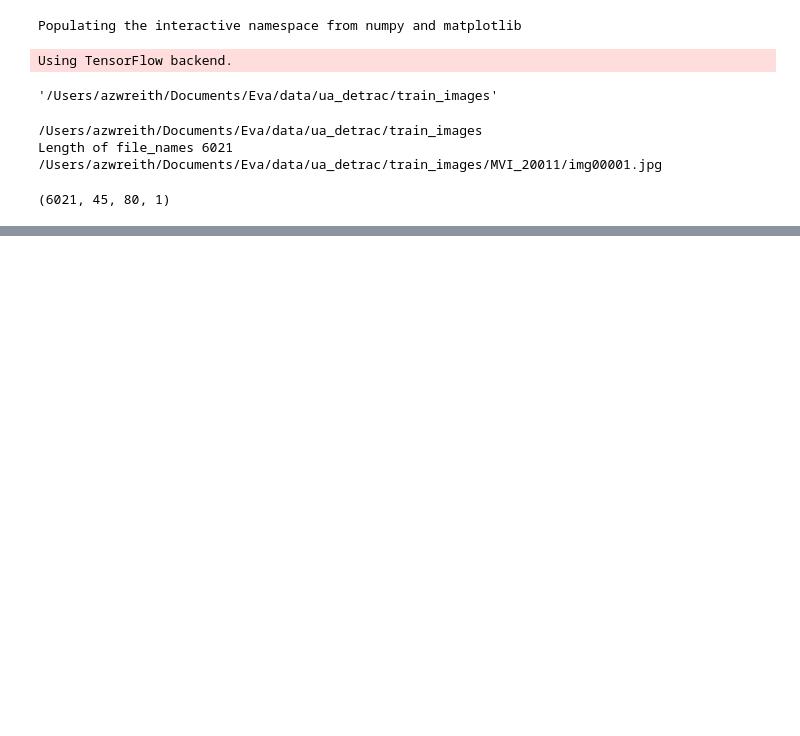
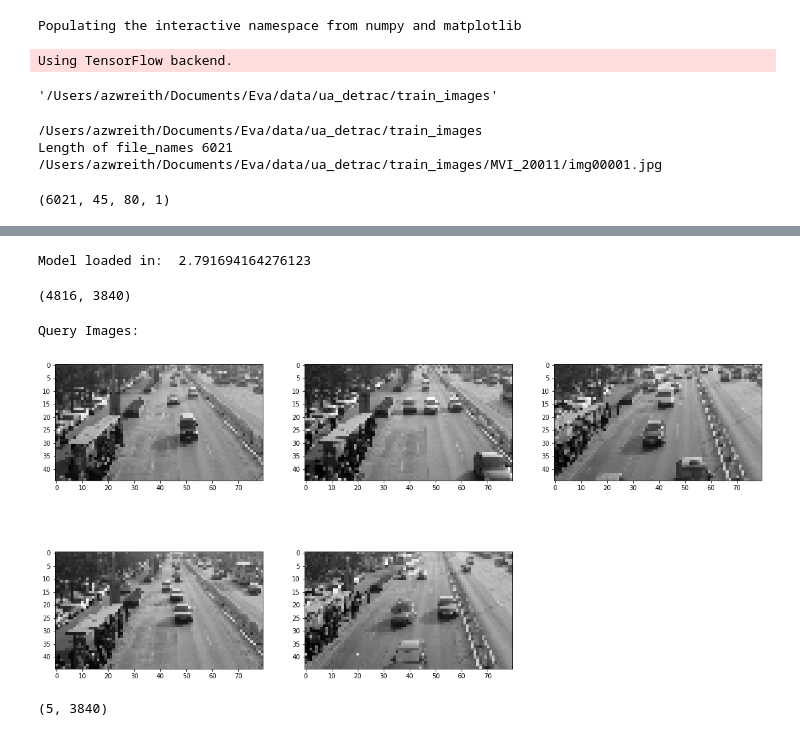
Before and after one commit to georgia-tech-db/evadb, a Jupyter notebook: others/jupyter/indexing_detrac.ipynb, the cells around one changed output, grey strips where cells are left out. Cells and saved outputs as stored; diff of their text form; code cells hidden in the pictures; blank space fills up the shorter version.

Commit message:
Detrac

```diff
--- a/others/jupyter/indexing_detrac.ipynb
+++ b/others/jupyter/indexing_detrac.ipynb
@@ -204,3 +215,45 @@ Epoch 1/200
 # %%
 # save the trained model
 autoencoder.save('indexing_detrac_autoencoder.h5')
+# %%
+from keras.models import load_model
+start_time = time.time()
+autoencoder = load_model('indexing_detrac_autoencoder.h5')
+encoder = Model(inputs=autoencoder.input, outputs=autoencoder.get_layer('encoded').output)
+print('Model loaded in: ', time.time() - start_time)
+# %% [output]
+Model loaded in:  2.791694164276123
+# %%
+# encode database of images
+codes = encoder.predict(train_x)
+
+codes = codes.reshape(-1, 12*20*16)
+
+# train for closest images using nearest neighbour
+from sklearn.neighbors import NearestNeighbors
+k = 5
+knn = NearestNeighbors(n_neighbors=k).fit(codes)
+
+print(codes.shape)
+# %% [output]
+(4816, 3840)
+# %%
+query_indices = np.random.randint(test_x.shape[0], size=5)
+query_images = test_x[query_indices]
+fig=plt.figure(figsize=(20, 10))
+columns = 3
+rows = 2
+print("Query Images:")
+for idx, image in enumerate(query_images):
+    fig.add_subplot(rows, columns, idx + 1)
+    plt.imshow(np.squeeze(image), cmap="gray")
+plt.show()
+# %% [output]
+Query Images:
+[figure, added]
+# %%
+query_codes = encoder.predict(query_images)
+query_codes = query_codes.reshape(-1, 12*20*16)
+print(query_codes.shape)
+# %% [output]
+(5, 3840)
```
Also changed, not shown: parts of 4 cells of this notebook, 2 other files.
